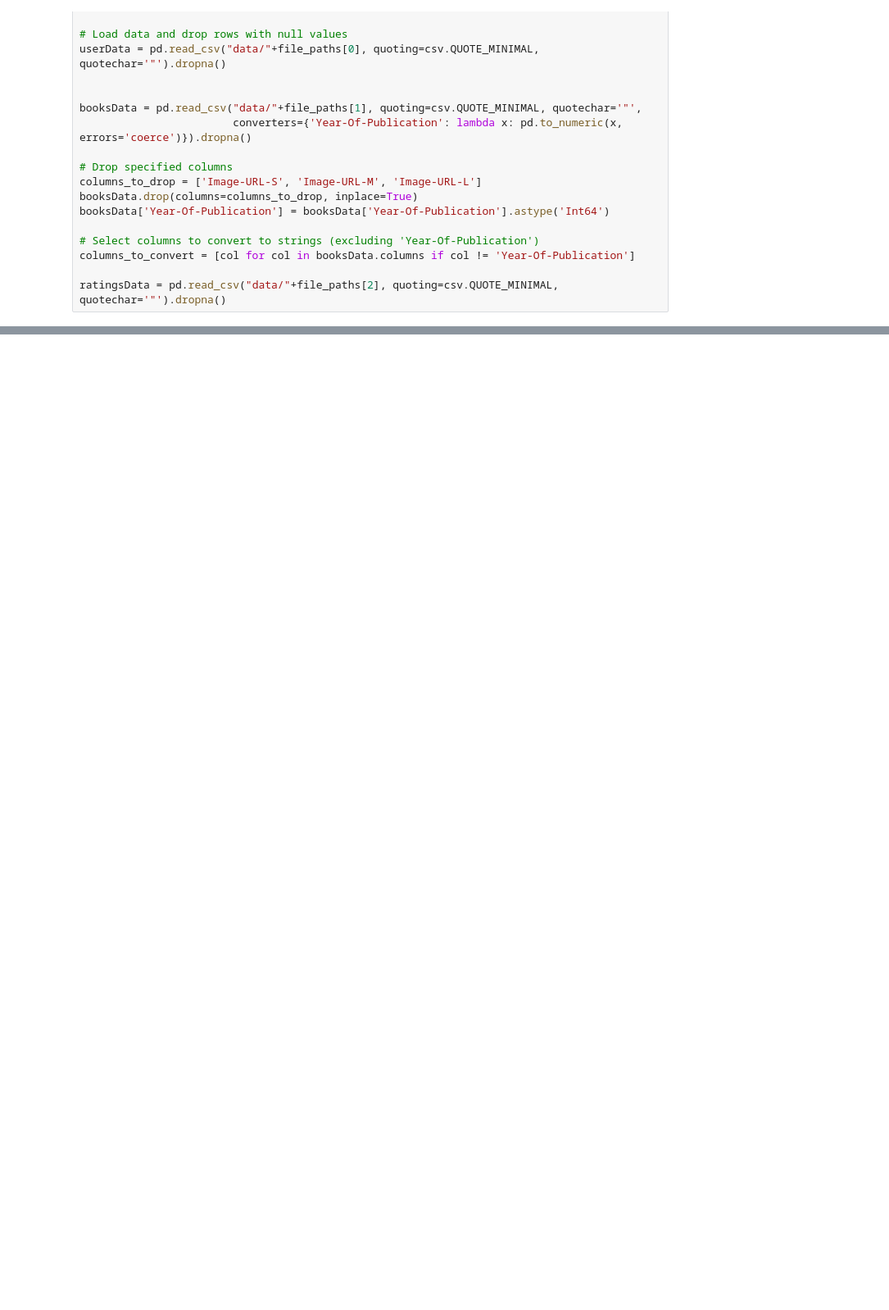
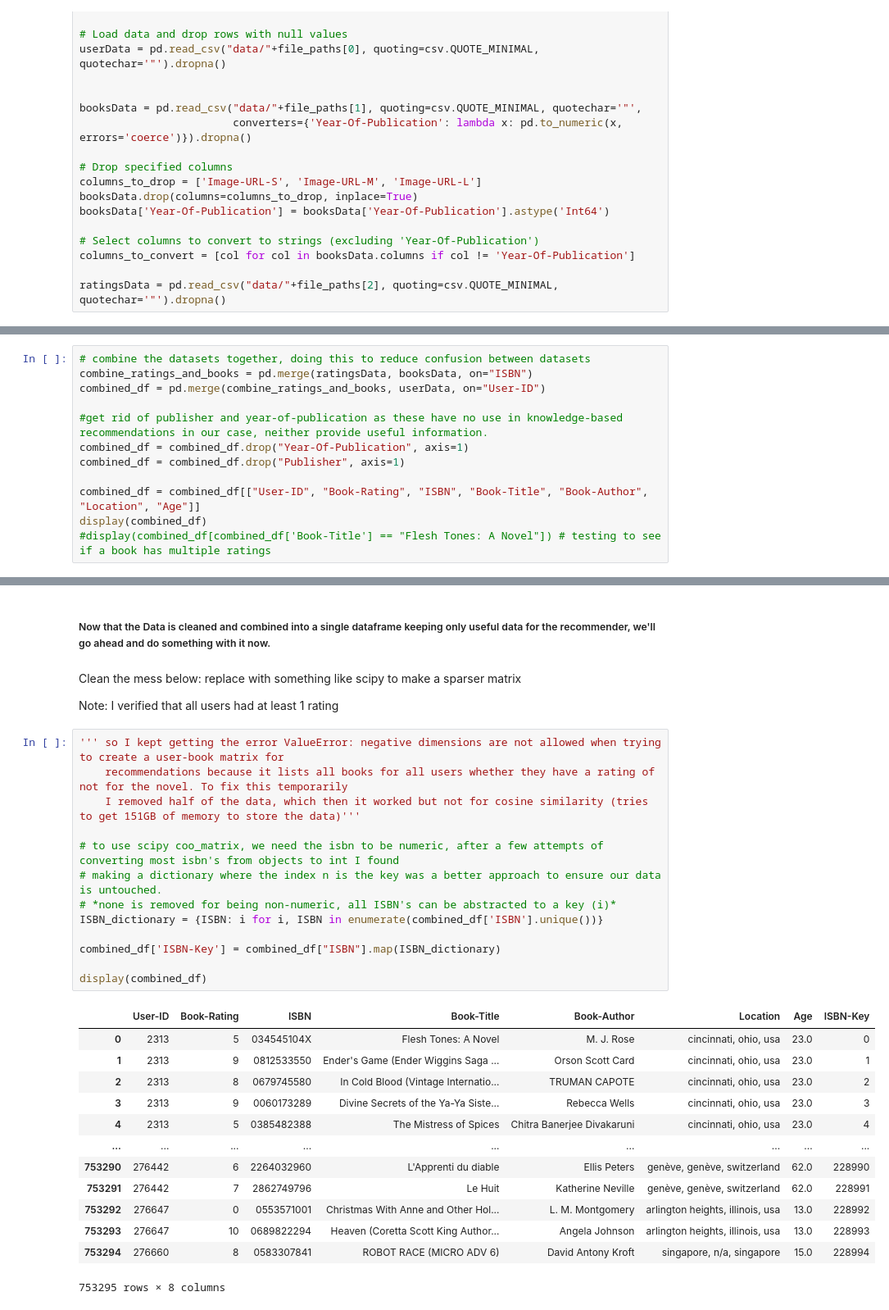
Before and after one commit to Torin99/Book-Recommender-System, a Jupyter notebook: testing_shit.ipynb, the cells around one changed output, grey strips where cells are left out. Shown at 82% size. Saved outputs shown, nothing was run; the diff lists cells and outputs as text; blank space fills up the shorter version.

Commit message:
knowledge based recommender update

```diff
--- a/testing_shit.ipynb
+++ b/testing_shit.ipynb
@@ -84,3 +84,15 @@ rating data
 | 1149778 | 276721 | 0590442449 | 10 |
 | 1149779 | 276723 | 05162443314 | 8 |
 1149780 rows × 3 columns
+# %%
+# combine the datasets together, doing this to reduce confusion between datasets
+combine_ratings_and_books = pd.merge(ratingsData, booksData, on="ISBN")
+combined_df = pd.merge(combine_ratings_and_books, userData, on="User-ID")
+
+#get rid of publisher and year-of-publication as these have no use in knowledge-based recommendations in our case, neither provide useful information.
+combined_df = combined_df.drop("Year-Of-Publication", axis=1)
+combined_df = combined_df.drop("Publisher", axis=1)
+
+combined_df = combined_df[["User-ID", "Book-Rating", "ISBN", "Book-Title", "Book-Author", "Location", "Age"]]
+display(combined_df)
+#display(combined_df[combined_df['Book-Title'] == "Flesh Tones: A Novel"]) # testing to see if a book has multiple ratings
@@ -86,0 +113,33 @@ rating data
+# %% [markdown]
+##### Now that the Data is cleaned and combined into a single dataframe keeping only useful data for the recommender, we'll go ahead and do something with it now. #####
+# %% [markdown]
+Clean the mess below: replace with something like scipy to make a sparser matrix
+
+Note: I verified that all users had at least 1 rating
+# %%
+''' so I kept getting the error ValueError: negative dimensions are not allowed when trying to create a user-book matrix for
+    recommendations because it lists all books for all users whether they have a rating of not for the novel. To fix this temporarily
+    I removed half of the data, which then it worked but not for cosine similarity (tries to get 151GB of memory to store the data)'''
+
+# to use scipy coo_matrix, we need the isbn to be numeric, after a few attempts of converting most isbn's from objects to int I found
+# making a dictionary where the index n is the key was a better approach to ensure our data is untouched.
+# *none is removed for being non-numeric, all ISBN's can be abstracted to a key (i)*
+ISBN_dictionary = {ISBN: i for i, ISBN in enumerate(combined_df['ISBN'].unique())}
+
+combined_df['ISBN-Key'] = combined_df["ISBN"].map(ISBN_dictionary)
+
+display(combined_df)
+# %% [output]
+|  | User-ID | Book-Rating | ISBN | Book-Title | Book-Author | Location | Age | ISBN-Key |
+| 0 | 2313 | 5 | 034545104X | Flesh Tones: A Novel | M. J. Rose | cincinnati, ohio, usa | 23.0 | 0 |
+| 1 | 2313 | 9 | 0812533550 | Ender's Game (Ender Wiggins Saga ... | Orson Scott Card | cincinnati, ohio, usa | 23.0 | 1 |
+| 2 | 2313 | 8 | 0679745580 | In Cold Blood (Vintage Internatio... | TRUMAN CAPOTE | cincinnati, ohio, usa | 23.0 | 2 |
+| 3 | 2313 | 9 | 0060173289 | Divine Secrets of the Ya-Ya Siste... | Rebecca Wells | cincinnati, ohio, usa | 23.0 | 3 |
+| 4 | 2313 | 5 | 0385482388 | The Mistress of Spices | Chitra Banerjee Divakaruni | cincinnati, ohio, usa | 23.0 | 4 |
+| ... | ... | ... | ... | ... | ... | ... | ... | ... |
+| 753290 | 276442 | 6 | 2264032960 | L'Apprenti du diable | Ellis Peters | genève, genève, switzerland | 62.0 | 228990 |
+| 753291 | 276442 | 7 | 2862749796 | Le Huit | Katherine Neville | genève, genève, switzerland | 62.0 | 228991 |
+| 753292 | 276647 | 0 | 0553571001 | Christmas With Anne and Other Hol... | L. M. Montgomery | arlington heights, illinois, usa | 13.0 | 228992 |
+| 753293 | 276647 | 10 | 0689822294 | Heaven (Coretta Scott King Author... | Angela Johnson | arlington heights, illinois, usa | 13.0 | 228993 |
+| 753294 | 276660 | 8 | 0583307841 | ROBOT RACE (MICRO ADV 6) | David Antony Kroft | singapore, n/a, singapore | 15.0 | 228994 |
+753295 rows × 8 columns
```
Also changed, not shown: parts of 5 cells of this notebook.
